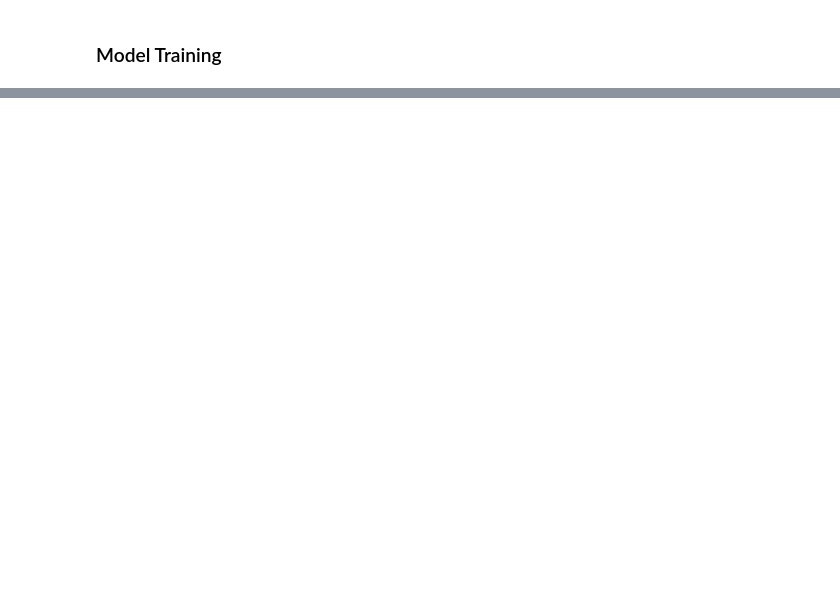
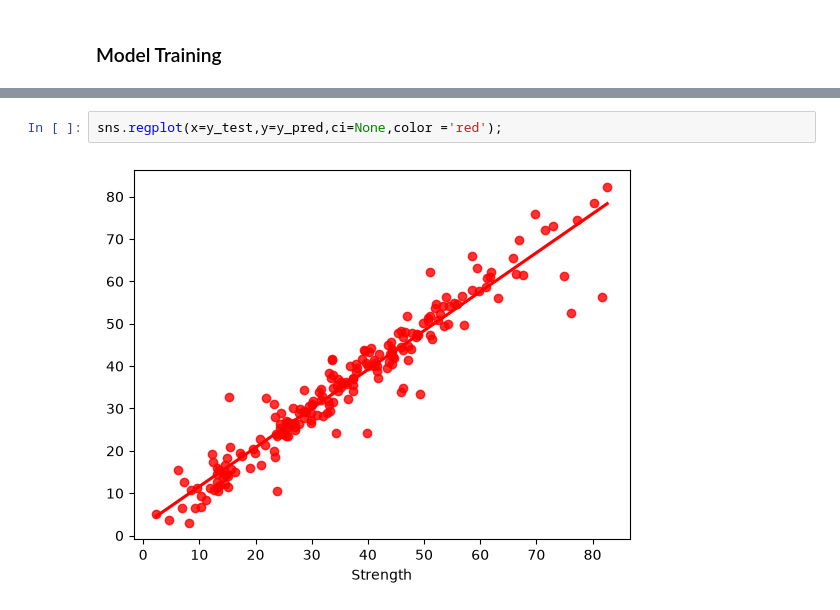
Before and after one commit to Nisalshanaka/Concrete-Strength, a Jupyter notebook: notebook/model_training.ipynb, the cells around one changed output, grey strips where cells are left out. Cells and saved outputs as stored; diff of their text form; blank space fills up the shorter version.

```diff
--- a/notebook/model_training.ipynb
+++ b/notebook/model_training.ipynb
@@ -267,0 +421,4 @@ ValueError: Found input variables with inconsistent numbers of samples: [804, 20
+# %%
+sns.regplot(x=y_test,y=y_pred,ci=None,color ='red');
+# %% [output]
+[figure, added]
```
Also changed, not shown: parts of 16 cells of this notebook, 7 other files.
